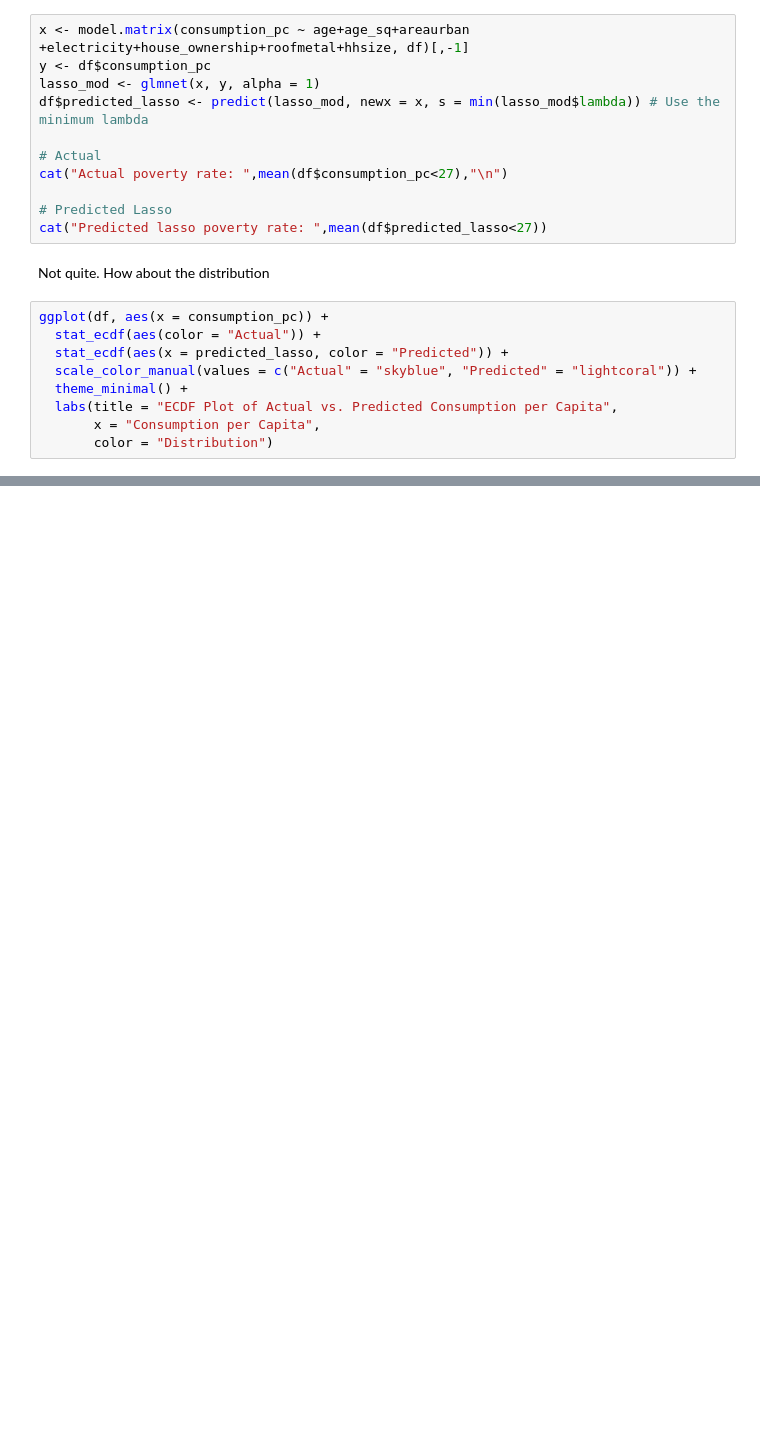
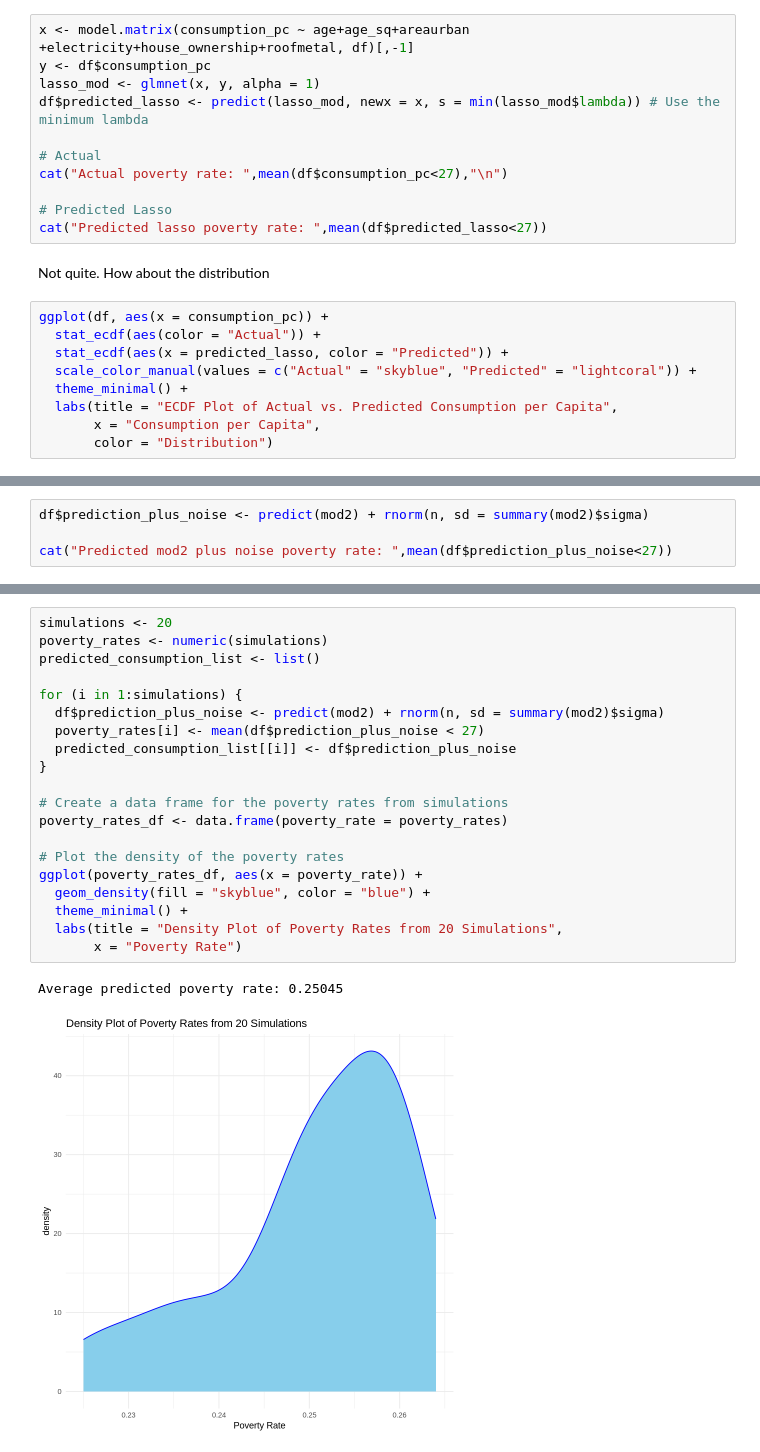
Before and after one commit to jefernandezec/s2s, a Jupyter notebook: S2S.ipynb, the cells around one changed output, grey strips where cells are left out. Saved outputs shown, nothing was run; the diff lists cells and outputs as text; blank space fills up the shorter version.

```diff
--- a/S2S.ipynb
+++ b/S2S.ipynb
@@ -170,7 +160,7 @@ cat("Predicted poverty rate: ",mean(df$predicted<27))
 # %% [markdown]
 One more try. Let's lasso it.
 # %%
-x <- model.matrix(consumption_pc ~ age+age_sq+areaurban +electricity+house_ownership+roofmetal+hhsize, df)[,-1]
+x <- model.matrix(consumption_pc ~ age+age_sq+areaurban +electricity+house_ownership+roofmetal, df)[,-1]
 y <- df$consumption_pc
 lasso_mod <- glmnet(x, y, alpha = 1)
 df$predicted_lasso <- predict(lasso_mod, newx = x, s = min(lasso_mod$lambda)) # Use the minimum lambda
@@ -193,0 +222,4 @@ ggplot(df, aes(x = consumption_pc)) +
+# %%
+df$prediction_plus_noise <- predict(mod2) + rnorm(n, sd = summary(mod2)$sigma)
+
+cat("Predicted mod2 plus noise poverty rate: ",mean(df$prediction_plus_noise<27))
@@ -193,0 +239,23 @@ ggplot(df, aes(x = consumption_pc)) +
+# %%
+simulations <- 20
+poverty_rates <- numeric(simulations)
+predicted_consumption_list <- list()
+
+for (i in 1:simulations) {
+  df$prediction_plus_noise <- predict(mod2) + rnorm(n, sd = summary(mod2)$sigma)
+  poverty_rates[i] <- mean(df$prediction_plus_noise < 27)
+  predicted_consumption_list[[i]] <- df$prediction_plus_noise
+}
+
+# Create a data frame for the poverty rates from simulations
+poverty_rates_df <- data.frame(poverty_rate = poverty_rates)
+
+# Plot the density of the poverty rates
+ggplot(poverty_rates_df, aes(x = poverty_rate)) +
+  geom_density(fill = "skyblue", color = "blue") +
+  theme_minimal() +
+  labs(title = "Density Plot of Poverty Rates from 20 Simulations",
+       x = "Poverty Rate")
+# %% [output]
+Average predicted poverty rate: 0.25045
+[figure, added]
```
Also changed, not shown: parts of 16 cells of this notebook.
